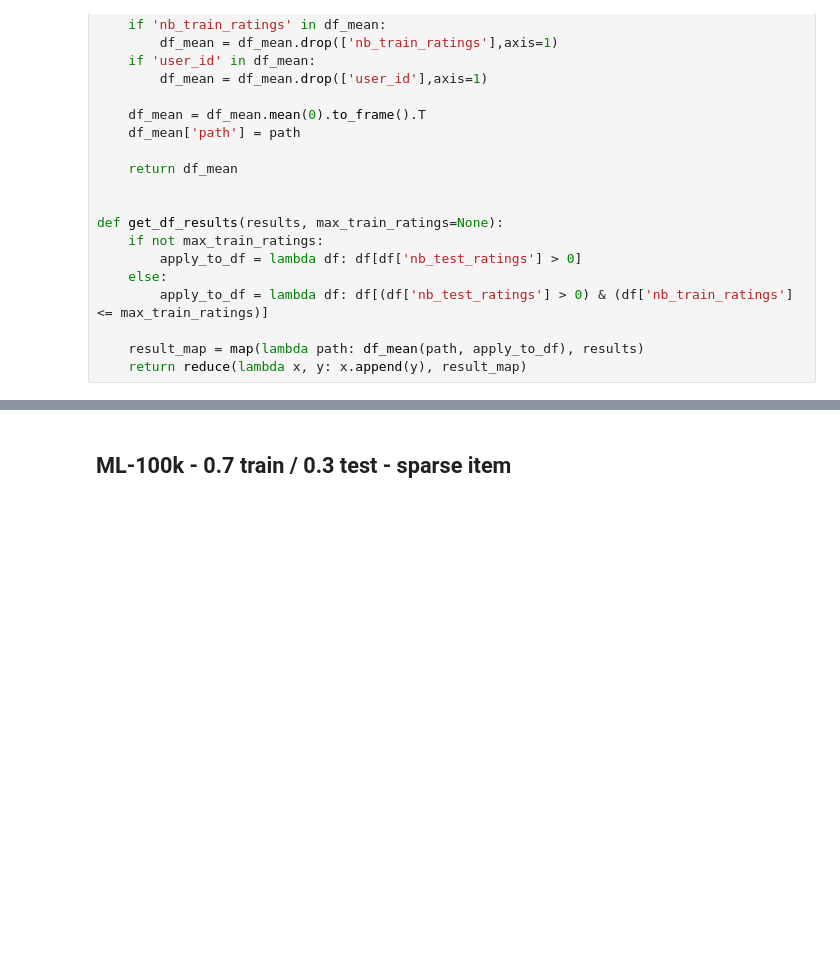
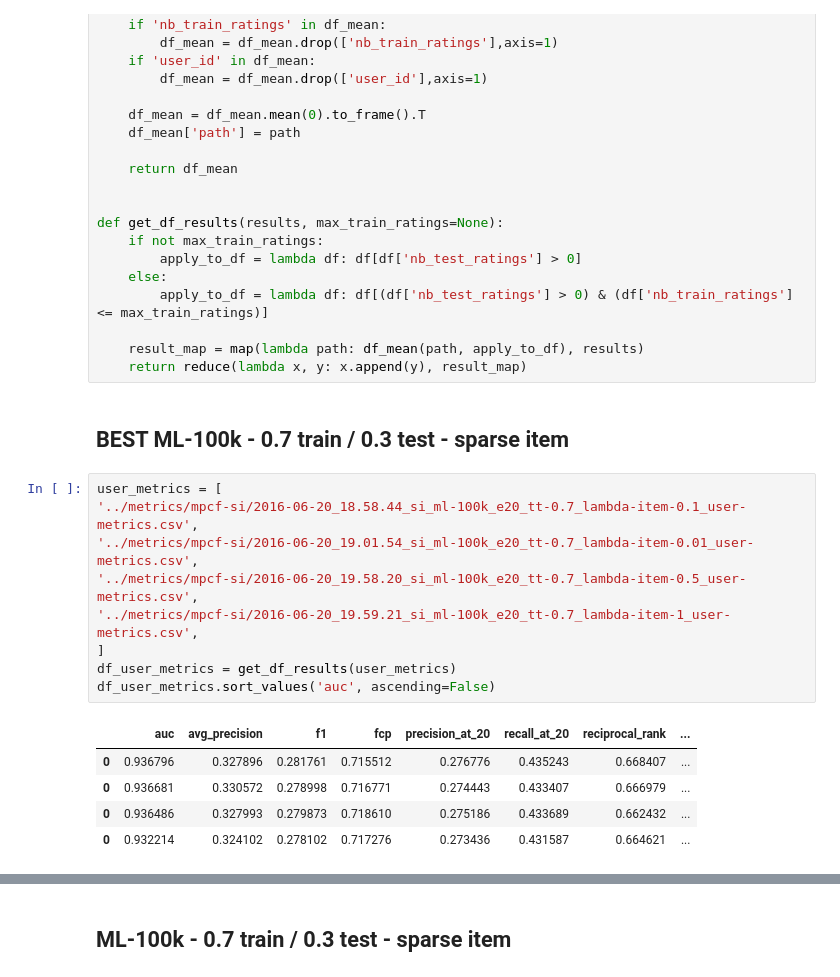
Before and after one commit to marcuniq/bsc-thesis, a Jupyter notebook: code/ipynb/gridsearch_mpcf_si_results.ipynb, the cells around one changed output, grey strips where cells are left out. Saved outputs shown, nothing was run; the diff lists cells and outputs as text; blank space fills up the shorter version.

```diff
--- a/code/ipynb/gridsearch_mpcf_si_results.ipynb
+++ b/code/ipynb/gridsearch_mpcf_si_results.ipynb
@@ -34,3 +34,20 @@ def get_df_results(results, max_train_ratings=None):
 
     result_map = map(lambda path: df_mean(path, apply_to_df), results)
     return reduce(lambda x, y: x.append(y), result_map)
+# %% [markdown]
+## BEST ML-100k - 0.7 train / 0.3 test - sparse item
+# %%
+user_metrics = [
+'../metrics/mpcf-si/2016-06-20_18.58.44_si_ml-100k_e20_tt-0.7_lambda-item-0.1_user-metrics.csv',
+'../metrics/mpcf-si/2016-06-20_19.01.54_si_ml-100k_e20_tt-0.7_lambda-item-0.01_user-metrics.csv',
+'../metrics/mpcf-si/2016-06-20_19.58.20_si_ml-100k_e20_tt-0.7_lambda-item-0.5_user-metrics.csv',
+'../metrics/mpcf-si/2016-06-20_19.59.21_si_ml-100k_e20_tt-0.7_lambda-item-1_user-metrics.csv',
+]
+df_user_metrics = get_df_results(user_metrics)
+df_user_metrics.sort_values('auc', ascending=False)
+# %% [output]
+|  | auc | avg_precision | f1 | fcp | precision_at_20 | recall_at_20 | reciprocal_rank | ... |
+| 0 | 0.936796 | 0.327896 | 0.281761 | 0.715512 | 0.276776 | 0.435243 | 0.668407 | ... |
+| 0 | 0.936681 | 0.330572 | 0.278998 | 0.716771 | 0.274443 | 0.433407 | 0.666979 | ... |
+| 0 | 0.936486 | 0.327993 | 0.279873 | 0.718610 | 0.275186 | 0.433689 | 0.662432 | ... |
+| 0 | 0.932214 | 0.324102 | 0.278102 | 0.717276 | 0.273436 | 0.431587 | 0.664621 | ... |
```
Also changed, not shown: parts of 12 cells of this notebook, 6 other files.
